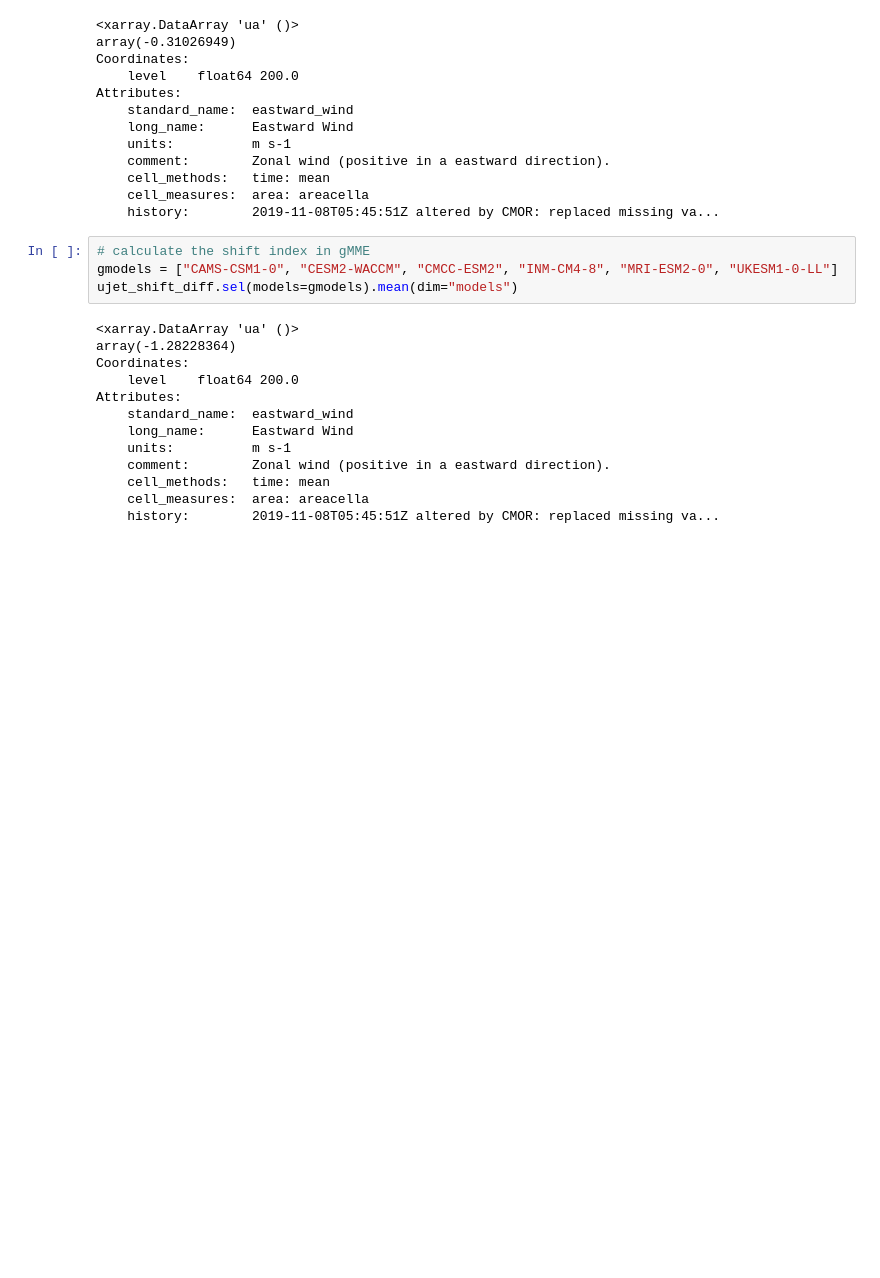
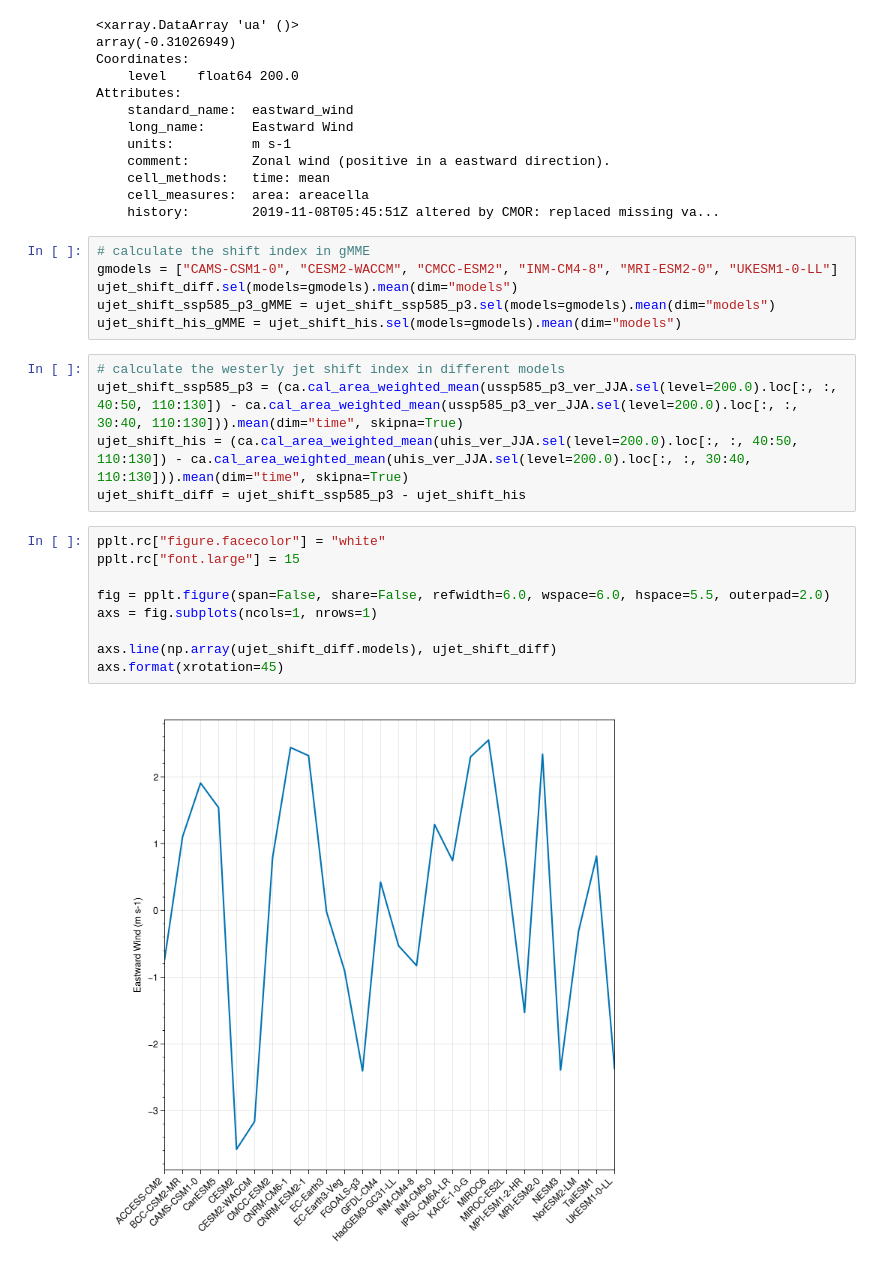
Before and after one commit to Hongjing0506/EAM-SAM0302code, a Jupyter notebook: recalculate_westerly_jet.ipynb, the cells around one changed output. Cells and saved outputs as stored; diff of their text form; blank space fills up the shorter version.

Commit message:
calculate the westerly jet shift index

```diff
--- a/recalculate_westerly_jet.ipynb
+++ b/recalculate_westerly_jet.ipynb
@@ -195,16 +195,21 @@ Attributes:
 # calculate the shift index in gMME
 gmodels = ["CAMS-CSM1-0", "CESM2-WACCM", "CMCC-ESM2", "INM-CM4-8", "MRI-ESM2-0", "UKESM1-0-LL"]
 ujet_shift_diff.sel(models=gmodels).mean(dim="models")
+ujet_shift_ssp585_p3_gMME = ujet_shift_ssp585_p3.sel(models=gmodels).mean(dim="models")
+ujet_shift_his_gMME = ujet_shift_his.sel(models=gmodels).mean(dim="models")
-# %% [output]
-<xarray.DataArray 'ua' ()>
-array(-1.28228364)
-Coordinates:
-    level    float64 200.0
-Attributes:
-    standard_name:  eastward_wind
-    long_name:      Eastward Wind
-    units:          m s-1
-    comment:        Zonal wind (positive in a eastward direction).
-    cell_methods:   time: mean
-    cell_measures:  area: areacella
-    history:        2019-11-08T05:45:51Z altered by CMOR: replaced missing va...
+# %%
+# calculate the westerly jet shift index in different models
+ujet_shift_ssp585_p3 = (ca.cal_area_weighted_mean(ussp585_p3_ver_JJA.sel(level=200.0).loc[:, :, 40:50, 110:130]) - ca.cal_area_weighted_mean(ussp585_p3_ver_JJA.sel(level=200.0).loc[:, :, 30:40, 110:130])).mean(dim="time", skipna=True)
+ujet_shift_his = (ca.cal_area_weighted_mean(uhis_ver_JJA.sel(level=200.0).loc[:, :, 40:50, 110:130]) - ca.cal_area_weighted_mean(uhis_ver_JJA.sel(level=200.0).loc[:, :, 30:40, 110:130])).mean(dim="time", skipna=True)
+ujet_shift_diff = ujet_shift_ssp585_p3 - ujet_shift_his
+# %%
+pplt.rc["figure.facecolor"] = "white"
+pplt.rc["font.large"] = 15
+
+fig = pplt.figure(span=False, share=False, refwidth=6.0, wspace=6.0, hspace=5.5, outerpad=2.0)
+axs = fig.subplots(ncols=1, nrows=1)
+
+axs.line(np.array(ujet_shift_diff.models), ujet_shift_diff)
+axs.format(xrotation=45)
+# %% [output]
+[figure, added]
```
Also changed, not shown: parts of 3 cells of this notebook.
